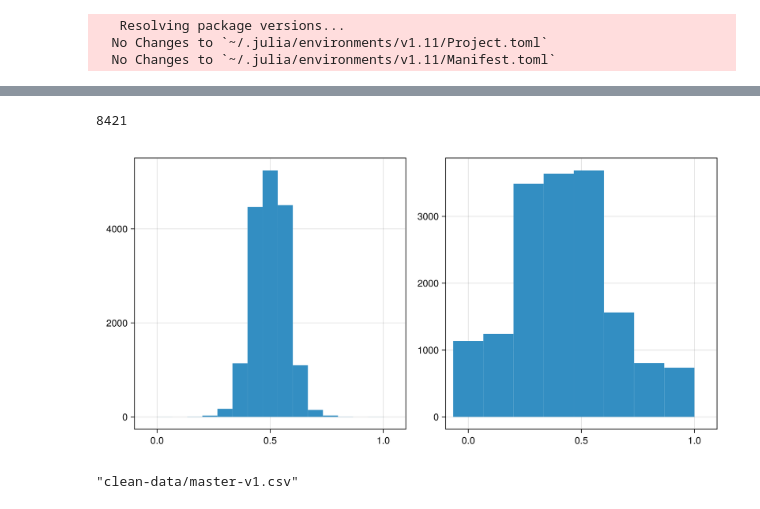
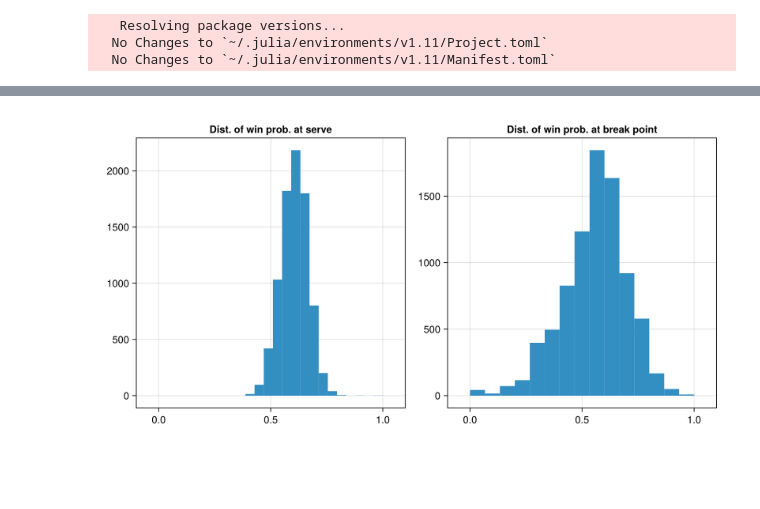
Before and after one commit to VictorKeil/grand-slam-analysis, a Jupyter notebook: Main.ipynb, the cells around one changed output, grey strips where cells are left out. Drawn from its saved outputs; the diff is of its cells as text; code cells hidden in the pictures; blank space fills up the shorter version.

Commit message:
Clean up headings and fix histograms for win probs

```diff
--- a/Main.ipynb
+++ b/Main.ipynb
@@ -238,5 +232,0 @@ end
-# %%
-f = Figure()
-ax = Axis(f[1,1], xticks = unique(df.Year))
-hist!(df.Year, bins = unique(df.Year))
-f
@@ -245,28 +233,37 @@ f
-# %%
-df.match_id |> unique |> length
-# %% [output]
-8421
+# %%
+pws = zeros(length(gdf))
+bpws = zeros(Union{Float64, Missing}, length(gdf))
+for (i,g) in enumerate(gdf)
+    bpi = (g.P1BreakPoint .== 1) .|| (g.P2BreakPoint .== 1)
+    gbp = g[bpi,:]
+    bpsw = mean(gbp.PointWinner .== gbp.PointServer)
+
+    pwi = g.PointWinner .!= 0
+    gpw = g[pwi,:]
+    spw = mean(gpw.PointWinner .== gpw.PointServer)
+    pws[i] = spw
+    bpws[i] = bpsw
+end
+filter!((!) ∘ isnan, pws);
+filter!((!) ∘ isnan, bpws);
+# filter!((!) ∘ iszero, bps);
 # %%
 mkax(f; kwargs...) = Axis(f,
     limits = ((-0.1,1.1), nothing);
     aspect = 1,
     kwargs...
 )
 f = Figure()
-mkax(f[1,1])
+mkax(f[1,1], title = "Dist. of win prob. at serve")
 hist!(pws)
-mkax(f[1,2])
+mkax(f[1,2], title = "Dist. of win prob. at break point")
 hist!(bpws)
 
 for c in 1:2
     colsize!(f.layout, c, Aspect(1,1.0))
 end
 resize_to_layout!(f)
 
 f
 # %% [output]
-[figure, old version]
+[figure, new version]
-# %%
-CSV.write(joinpath("clean-data", "master-v1.csv"), df)
-# %% [output]
-"clean-data/master-v1.csv"
```
Also changed, not shown: parts of 13 cells of this notebook.
